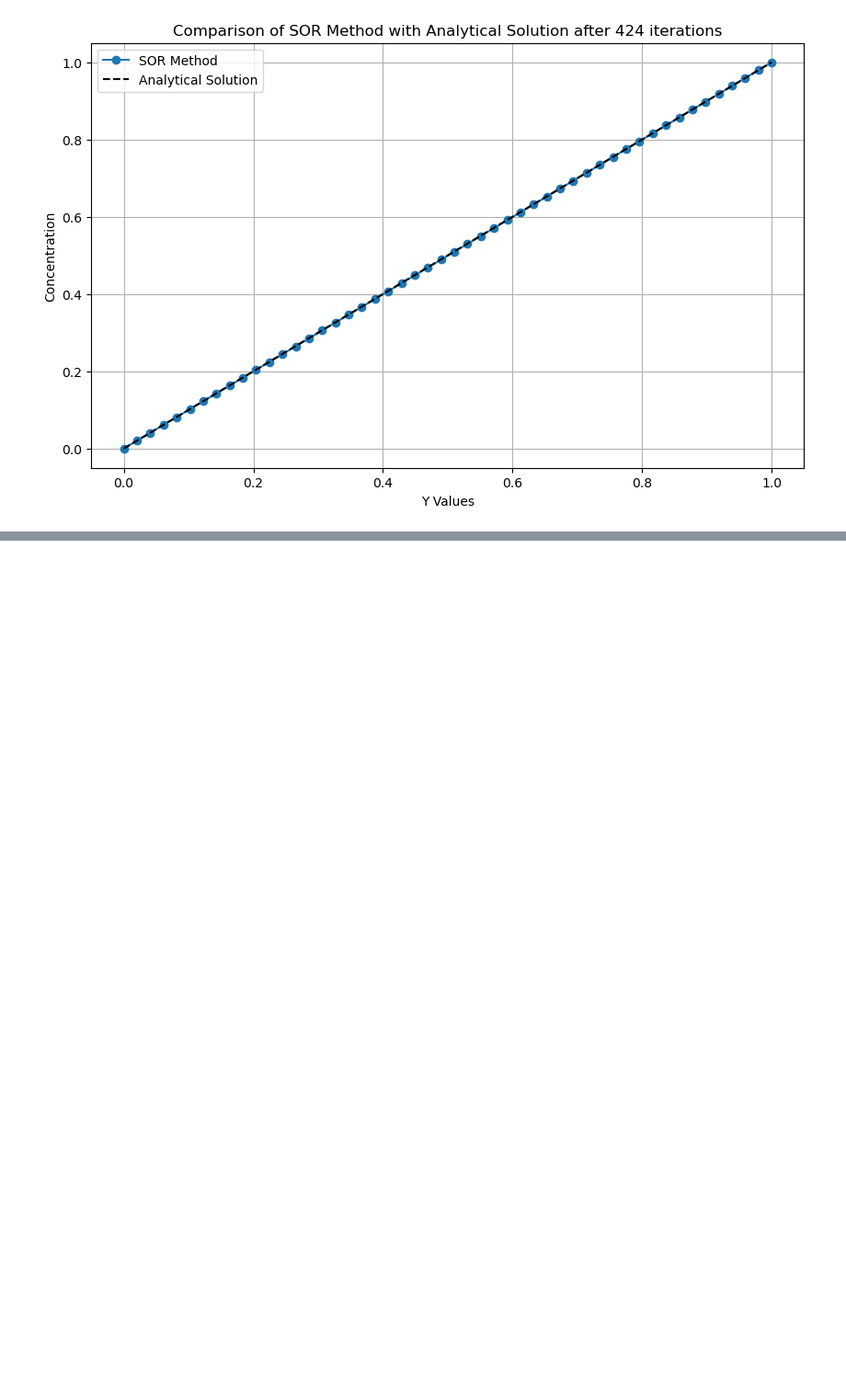
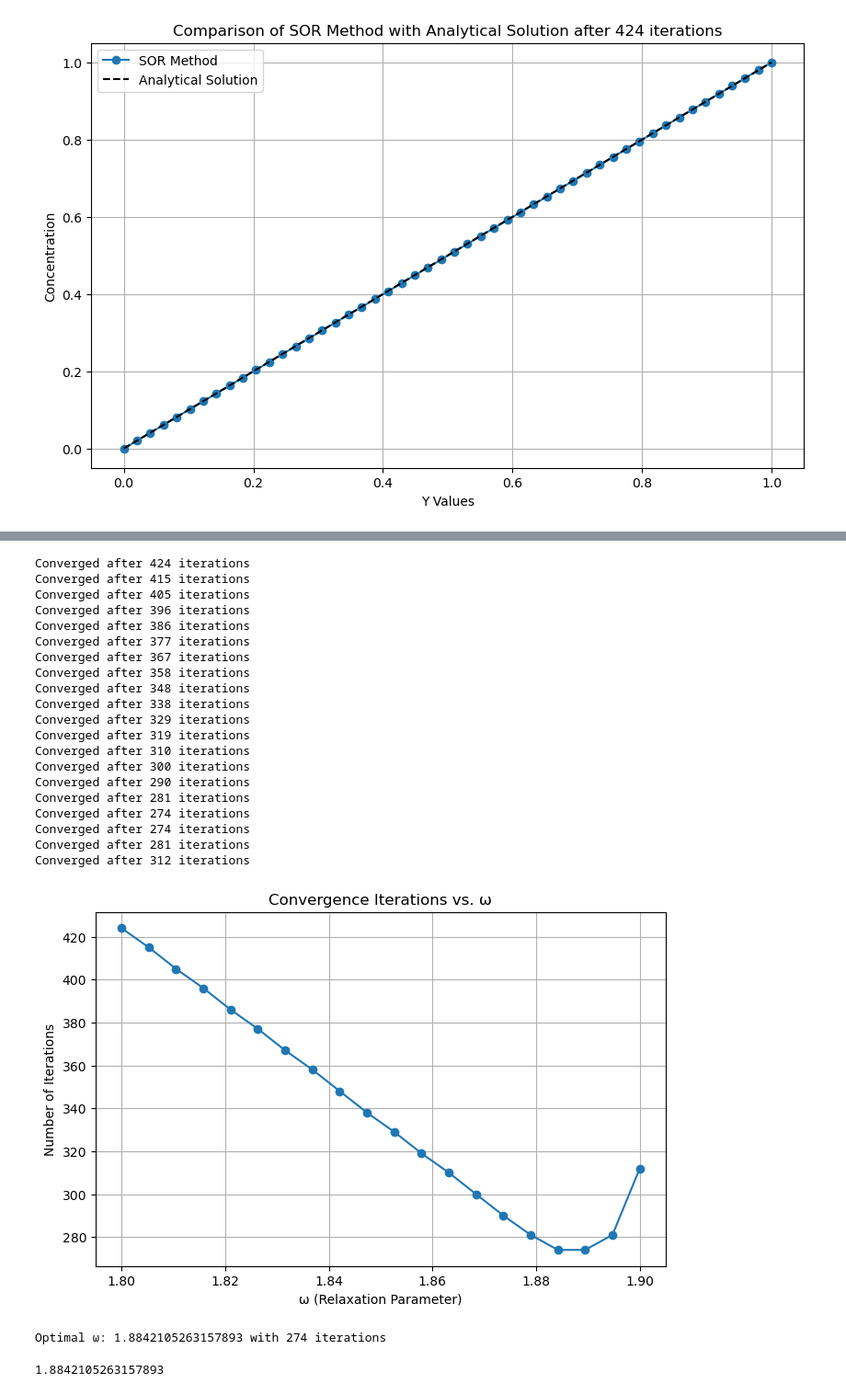
Before and after one commit to liesbeto/SciCompGroup8, a Jupyter notebook: src/final.ipynb, the cells around one changed output, grey strips where cells are left out. Shown at 92% size. Saved outputs shown, nothing was run; the diff lists cells and outputs as text; code cells hidden in the pictures; blank space fills up the shorter version.

```diff
--- a/src/final.ipynb
+++ b/src/final.ipynb
@@ -373,0 +536,56 @@ Converged after 24226 iterations
+# %%
+import numpy as np
+import matplotlib.pyplot as plt
+
+def optimal_omega(N, D, dx, dt, T, tol=1e-5, omega_list=None):
+    # Use a default range of omega values if none is provided
+    if omega_list is None:
+        omega_list = np.linspace(1.1, 1.9, 20)
+
+    iterations = []
+
+
+    for omega in omega_list:
+        iters, _ ,_= simulate_diffusion_2d(N, D, dx, dt, T, method='SOR', tol=tol, omega=omega)
+        iterations.append(iters)
+
+    plt.figure(figsize=(8, 5))
+    plt.plot(omega_list, iterations, marker='o', linestyle='-')
+    plt.xlabel('ω (Relaxation Parameter)')
+    plt.ylabel('Number of Iterations')
+    plt.title('Convergence Iterations vs. ω')
+    plt.grid(True)
+    plt.show()
+
+    optimal_idx = np.argmin(iterations)
+    optimal_value = omega_list[optimal_idx]
+    print(f"Optimal ω: {optimal_value} with {iterations[optimal_idx]} iterations")
+
+    return optimal_value
+# %%
+omega_list = np.linspace(1.8, 1.90, 20)
+optimal_omega(N, D, dx, dt, T, tol=1e-5, omega_list= omega_list)
+# %% [output]
+Converged after 424 iterations
+Converged after 415 iterations
+Converged after 405 iterations
+Converged after 396 iterations
+Converged after 386 iterations
+Converged after 377 iterations
+Converged after 367 iterations
+Converged after 358 iterations
+Converged after 348 iterations
+Converged after 338 iterations
+Converged after 329 iterations
+Converged after 319 iterations
+Converged after 310 iterations
+Converged after 300 iterations
+Converged after 290 iterations
+Converged after 281 iterations
+Converged after 274 iterations
+Converged after 274 iterations
+Converged after 281 iterations
+Converged after 312 iterations
+[figure, added]
+Optimal ω: 1.8842105263157893 with 274 iterations
+1.8842105263157893
```
Also changed, not shown: parts of 31 cells of this notebook.
